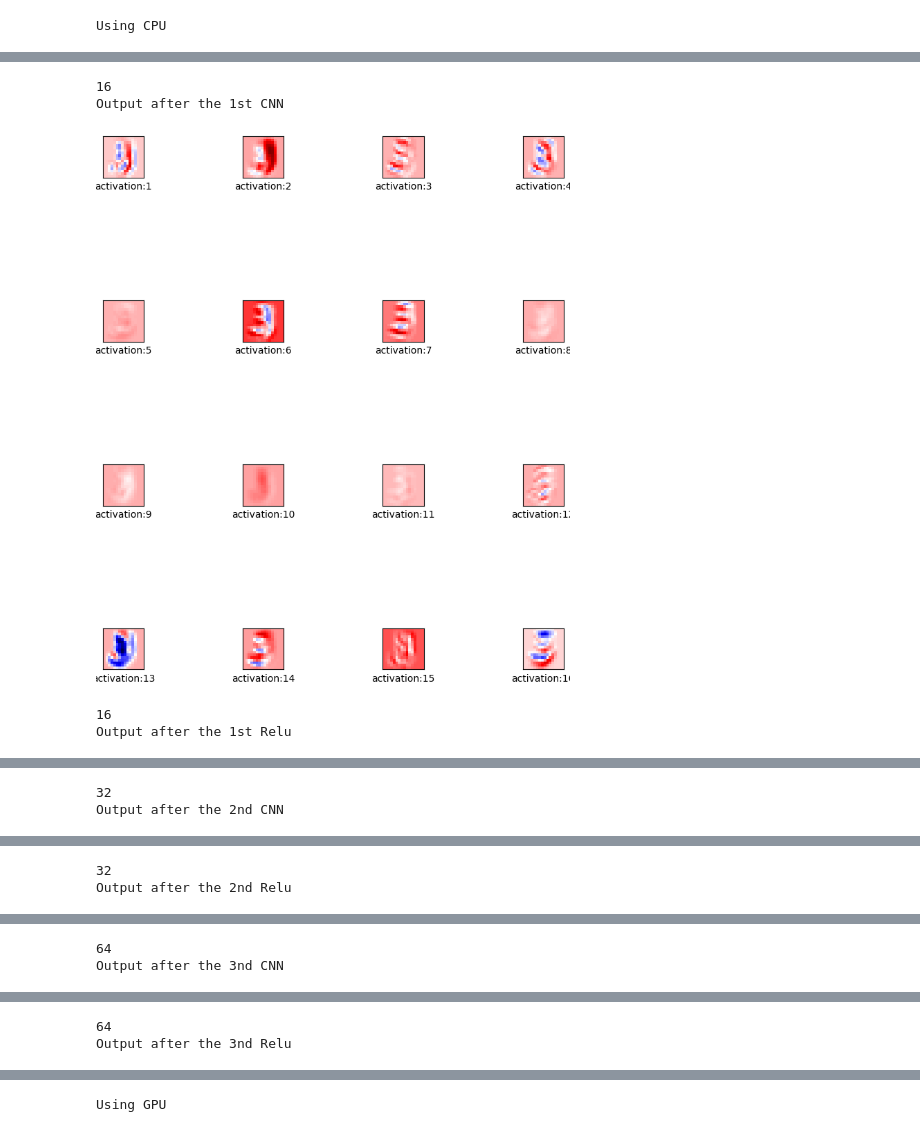
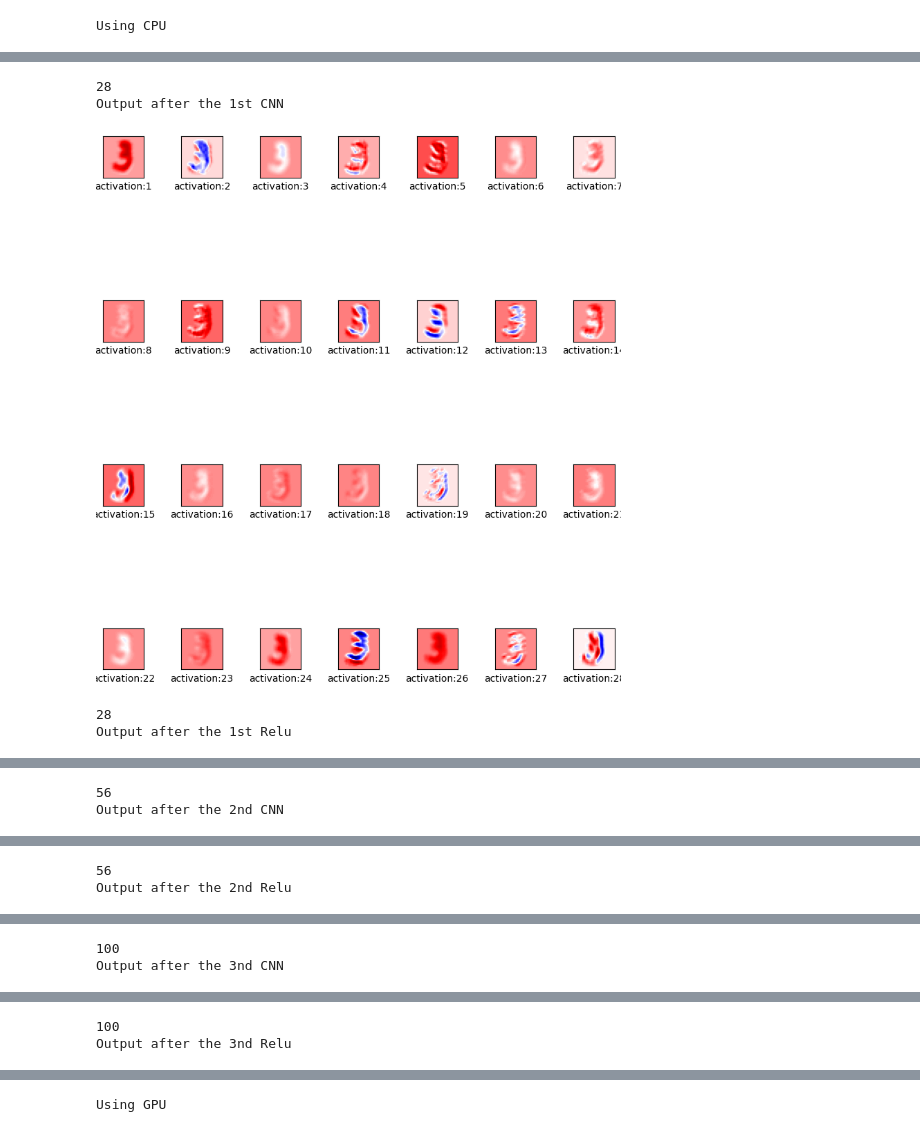
Before and after one commit to File500/DOS_CNN, a Jupyter notebook: CNN_Pytorch/CNN_DOS_project.ipynb, the cells around one changed output, grey strips where cells are left out. Saved outputs shown, nothing was run; the diff lists cells and outputs as text; code cells hidden in the pictures.

```diff
--- a/CNN_Pytorch/CNN_DOS_project.ipynb
+++ b/CNN_Pytorch/CNN_DOS_project.ipynb
@@ -163,7 +163,7 @@ def train_model(model, optimizer, criterion, train_loader, validation_loader, va
 class CNN_batch(nn.Module):
 
     # Contructor
-    def __init__(self, out_1=16, out_2=32, out_3=64,number_of_classes=10):
+    def __init__(self, out_1=28, out_2=56, out_3=100, number_of_classes=10):
         super(CNN_batch, self).__init__()
         self.cnn1 = nn.Conv2d(in_channels=1, out_channels=out_1, kernel_size=5, padding=2)
         self.conv1_bn = nn.BatchNorm2d(out_1)
@@ -180,7 +180,7 @@ class CNN_batch(nn.Module):
 
         self.maxpool3=nn.MaxPool2d(kernel_size=2)
 
-        self.fc1 = nn.Linear(out_3*4, number_of_classes)
+        self.fc1 = nn.Linear(out_3*9, number_of_classes)
         self.bn_fc1 = nn.BatchNorm1d(10)
 
     # Prediction
@@ -261,5 +261,5 @@ plot_parameters(model_CNN_BATCH_CPU.state_dict()['cnn3.weight'], number_rows=4,
 # %%
-IMAGE_SIZE = 16
+IMAGE_SIZE = 28
 
 composed = transforms.Compose([transforms.Resize((IMAGE_SIZE, IMAGE_SIZE)), transforms.ToTensor()])
 # %%
@@ -358,13 +358,13 @@ out_1 = model_CNN_BATCH_CPU.activations(train_dataset[10][0].view(1, 1, IMAGE_SI
 # %%
 plot_activations(out_1[0], number_rows=4, name="Output after the 1st CNN")
 plot_activations(out_1[1], number_rows=4, name="Output after the 1st Relu")
-plot_activations(out_1[2], number_rows=32//4, name="Output after the 2nd CNN")
-plot_activations(out_1[3], number_rows=32//4, name="Output after the 2nd Relu")
-plot_activations(out_1[4], number_rows=64//4, name="Output after the 3nd CNN")
-plot_activations(out_1[5], number_rows=64//4, name="Output after the 3nd Relu")
+plot_activations(out_1[2], number_rows=56//4, name="Output after the 2nd CNN")
+plot_activations(out_1[3], number_rows=56//4, name="Output after the 2nd Relu")
+plot_activations(out_1[4], number_rows=112//4, name="Output after the 3nd CNN")
+plot_activations(out_1[5], number_rows=112//4, name="Output after the 3nd Relu")
 # %% [output]
-16
+28
 Output after the 1st CNN
-[figure, old version]
+[figure, new version]
-16
+28
 Output after the 1st Relu
@@ -372,2 +372,2 @@ Output after the 1st Relu
-32
+56
 Output after the 2nd CNN
@@ -375,2 +375,2 @@ Output after the 2nd CNN
-32
+56
 Output after the 2nd Relu
@@ -378,2 +378,2 @@ Output after the 2nd Relu
-64
+100
 Output after the 3nd CNN
@@ -381,2 +381,2 @@ Output after the 3nd CNN
-64
+100
 Output after the 3nd Relu
```
Also changed, not shown: parts of 17 cells of this notebook, 1 other file.
